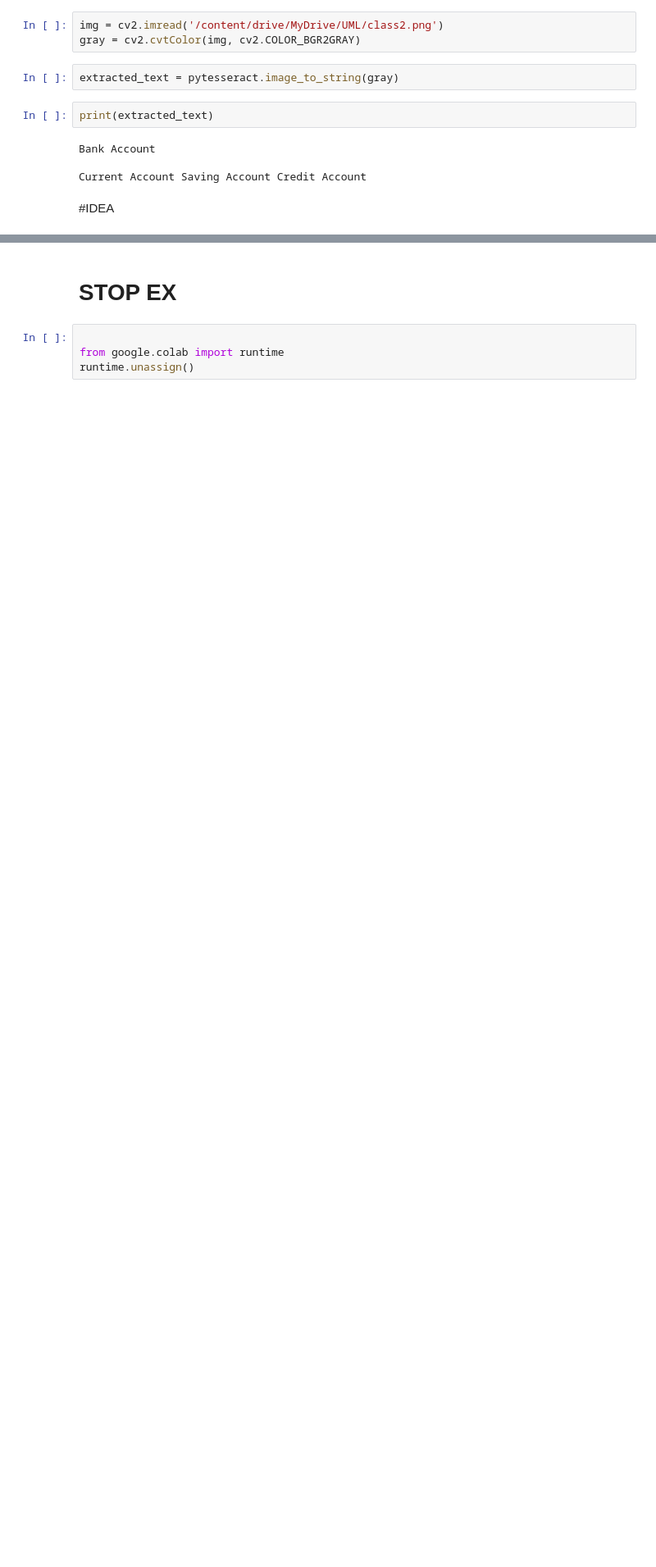
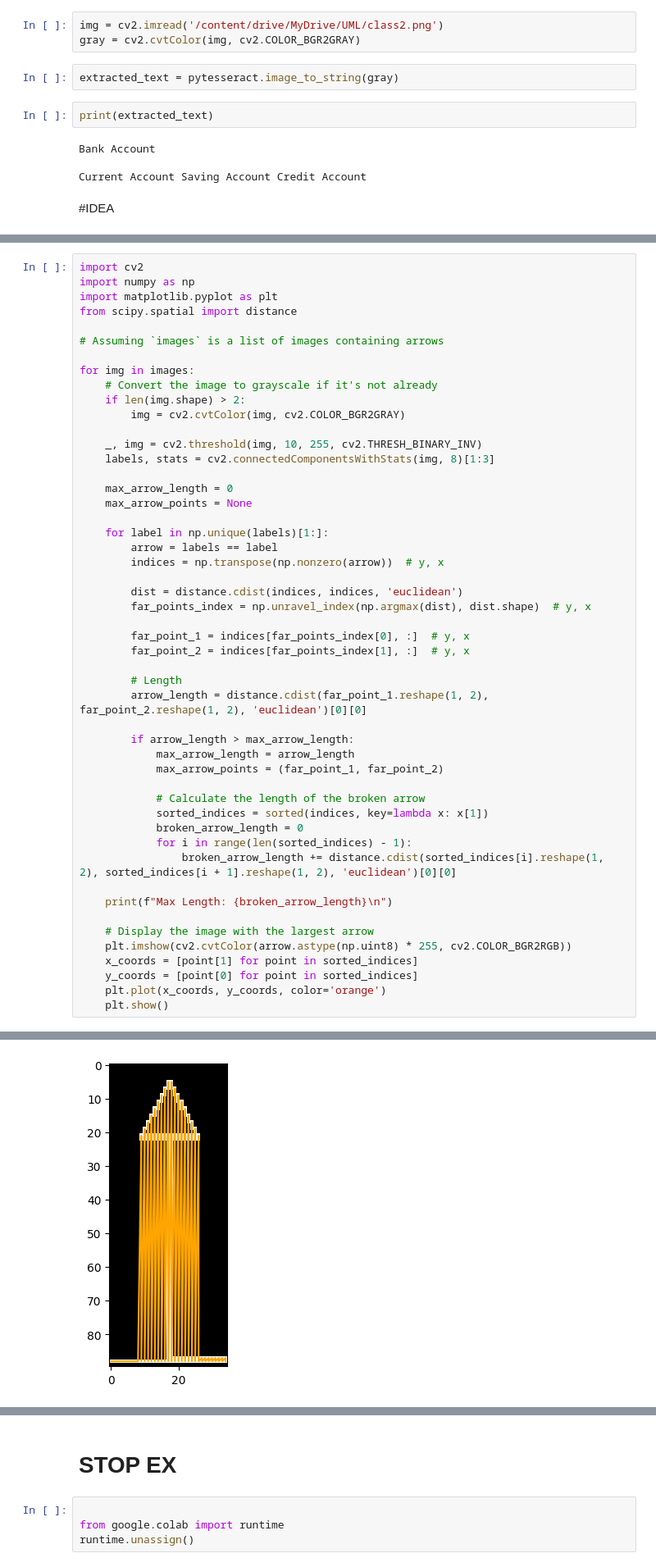
Before and after one commit to DomenicoArmillotta/MSC_thesis-Uml_quality_assessment_with_ML, a Jupyter notebook: provaOPENcv.ipynb, the cells around one changed output, grey strips where cells are left out. Shown at 82% size. Saved outputs shown, nothing was run; the diff lists cells and outputs as text; blank space fills up the shorter version.

```diff
--- a/provaOPENcv.ipynb
+++ b/provaOPENcv.ipynb
@@ -1269,0 +1530,51 @@ Current Account Saving Account Credit Account
+# %%
+import cv2
+import numpy as np
+import matplotlib.pyplot as plt
+from scipy.spatial import distance
+
+# Assuming `images` is a list of images containing arrows
+
+for img in images:
+    # Convert the image to grayscale if it's not already
+    if len(img.shape) > 2:
+        img = cv2.cvtColor(img, cv2.COLOR_BGR2GRAY)
+
+    _, img = cv2.threshold(img, 10, 255, cv2.THRESH_BINARY_INV)
+    labels, stats = cv2.connectedComponentsWithStats(img, 8)[1:3]
+
+    max_arrow_length = 0
+    max_arrow_points = None
+
+    for label in np.unique(labels)[1:]:
+        arrow = labels == label
+        indices = np.transpose(np.nonzero(arrow))  # y, x
+
+        dist = distance.cdist(indices, indices, 'euclidean')
+        far_points_index = np.unravel_index(np.argmax(dist), dist.shape)  # y, x
+
+        far_point_1 = indices[far_points_index[0], :]  # y, x
+        far_point_2 = indices[far_points_index[1], :]  # y, x
+
+        # Length
+        arrow_length = distance.cdist(far_point_1.reshape(1, 2), far_point_2.reshape(1, 2), 'euclidean')[0][0]
+
+        if arrow_length > max_arrow_length:
+            max_arrow_length = arrow_length
+            max_arrow_points = (far_point_1, far_point_2)
+
+            # Calculate the length of the broken arrow
+            sorted_indices = sorted(indices, key=lambda x: x[1])
+            broken_arrow_length = 0
+            for i in range(len(sorted_indices) - 1):
+                broken_arrow_length += distance.cdist(sorted_indices[i].reshape(1, 2), sorted_indices[i + 1].reshape(1, 2), 'euclidean')[0][0]
+
+    print(f"Max Length: {broken_arrow_length}\n")
+
+    # Display the image with the largest arrow
+    plt.imshow(cv2.cvtColor(arrow.astype(np.uint8) * 255, cv2.COLOR_BGR2RGB))
+    x_coords = [point[1] for point in sorted_indices]
+    y_coords = [point[0] for point in sorted_indices]
+    plt.plot(x_coords, y_coords, color='orange')
+    plt.show()
+# %% [output]
@@ -1269,0 +1582 @@ Current Account Saving Account Credit Account
+[figure, added]
```
Also changed, not shown: parts of 17 cells of this notebook.
